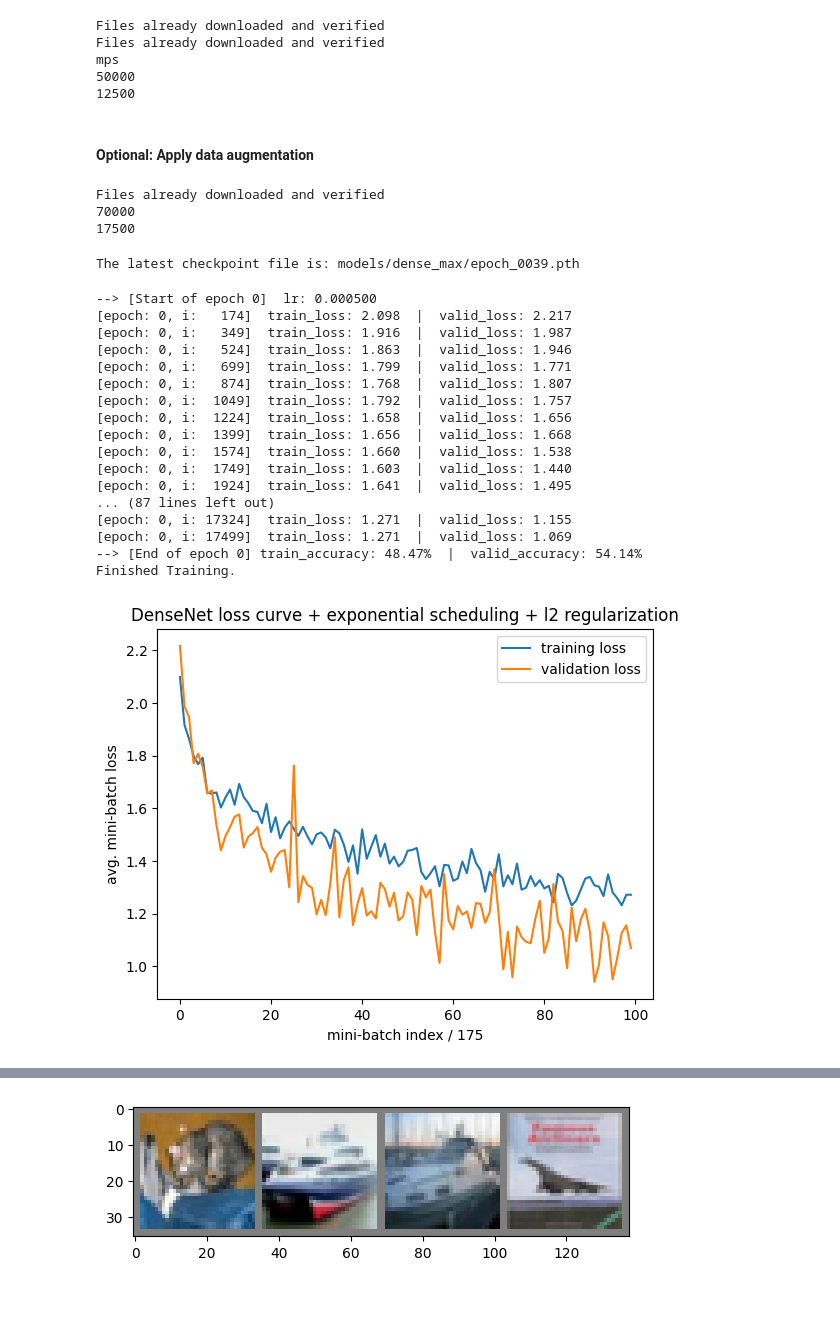
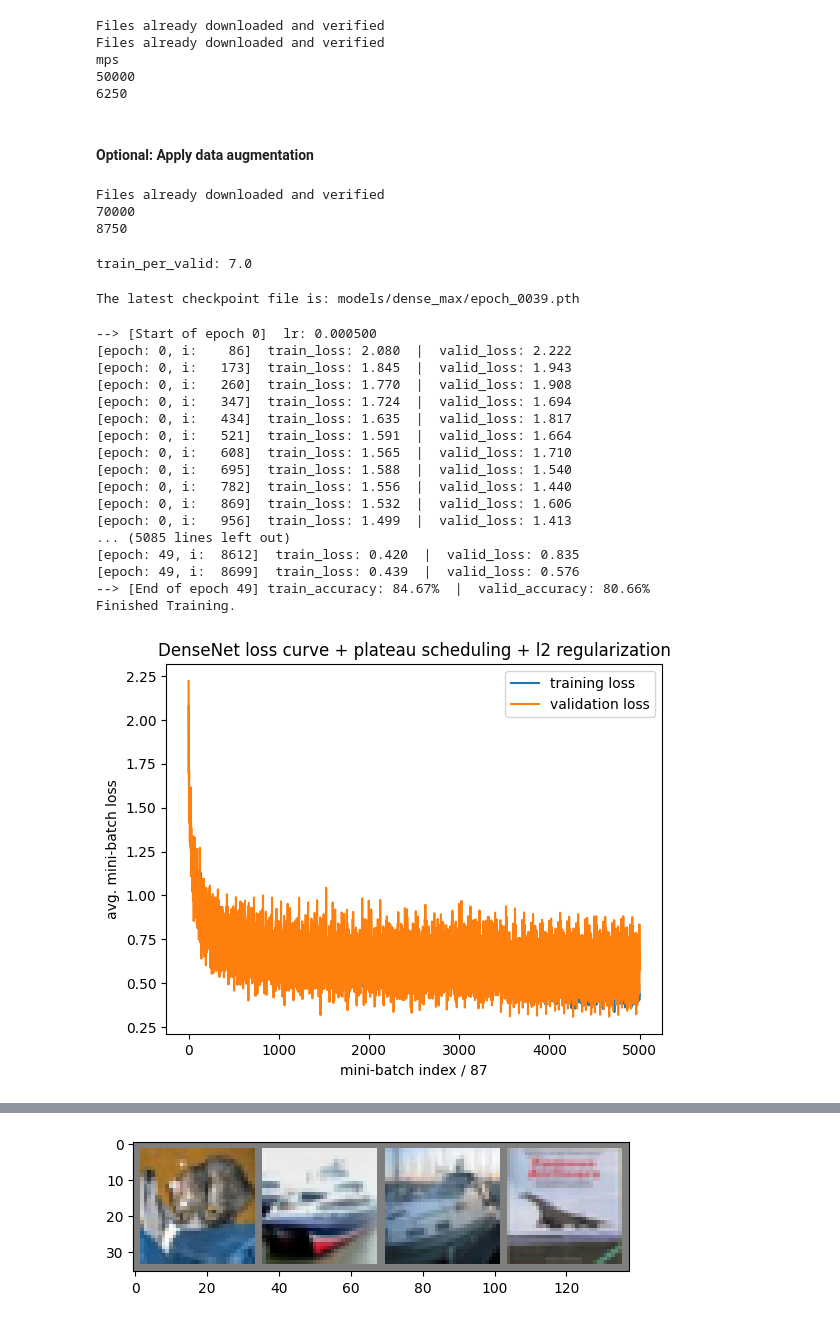
Before and after one commit to hao24real/storage_efficient_cnn, a Jupyter notebook: dense_max.ipynb, the cells around one changed output, grey strips where cells are left out. Saved outputs shown, nothing was run; the diff lists cells and outputs as text; code cells hidden in the pictures.

Commit message:
trained dense_max_aug_plateau_batch8

```diff
--- a/dense_max.ipynb
+++ b/dense_max.ipynb
@@ -9,18 +9,20 @@ import torch.nn as nn
 import torch.nn.functional as F
 import torch.optim as optim
 
+batch_size = 8
+
 std_transforms = transforms.Compose(
     [transforms.ToTensor(),
      transforms.Normalize((0.5, 0.5, 0.5), (0.5, 0.5, 0.5))])
 
 std_trainset = torchvision.datasets.CIFAR10(root='./data', train=True,
                                         download=True, transform=std_transforms)
-trainloader = torch.utils.data.DataLoader(std_trainset, batch_size=4,
+trainloader = torch.utils.data.DataLoader(std_trainset, batch_size=batch_size,
                                           shuffle=True, num_workers=2)
 
 validset = torchvision.datasets.CIFAR10(root='./data', train=False,
                                        download=True, transform=std_transforms)
-validloader = torch.utils.data.DataLoader(validset, batch_size=4,
+validloader = torch.utils.data.DataLoader(validset, batch_size=batch_size,
                                          shuffle=False, num_workers=2)
 
 # If there are GPUs, choose the first one for computing. Otherwise use CPU.
@@ -39,12 +41,11 @@ Files already downloaded and verified
 Files already downloaded and verified
 mps
 50000
-12500
+6250
 # %% [markdown]
 #### Optional: Apply data augmentation
 # %%
-from custom_cifar10 import CustomCIFAR10
-from torchvision.datasets import CIFAR10
+from custom_nn.datasets import CustomCIFAR10
 
 # Additional focused augmentations
 focused_augmentations = transforms.Compose([
@@ -72,17 +73,17 @@ filtered_dataset = torch.utils.data.Subset(aug_trainset, filtered_indices)
 
 # Combine the two datasets
 combined_trainset = torch.utils.data.ConcatDataset([std_trainset, filtered_dataset])
-trainloader = torch.utils.data.DataLoader(combined_trainset, batch_size=4,
+trainloader = torch.utils.data.DataLoader(combined_trainset, batch_size=batch_size,
                                           shuffle=True, num_workers=2)
 print(len(combined_trainset))
 print(len(trainloader))
 # %% [output]
 Files already downloaded and verified
 70000
-17500
+8750
 # %%
 from pathlib import Path
-from cnn_cifar_10.models import DenseMax
+from custom_nn.models import DenseMax
 
 epoch_start = 0     # Start from epoch 0 or last checkpoint epoch
 iter_n = len(trainloader)  # number of iteration per epoch
@@ -110,12 +111,18 @@ opt = optim.Adam(dense_max.parameters(), lr=5e-4, betas=(0.9, 0.999), eps=1e-08,
 loss_func = nn.CrossEntropyLoss()
 
 # add scheduling
-scheduler = optim.lr_scheduler.ExponentialLR(opt, gamma=0.9)
+# scheduler = optim.lr_scheduler.ExponentialLR(opt, gamma=0.8)
+# scheduler = optim.lr_scheduler.StepLR(opt, step_size=5, gamma=0.8)
+scheduler = optim.lr_scheduler.ReduceLROnPlateau(opt, mode='max', factor=0.1, patience=4, threshold=1e-4)
 
 # directory to save the model
-directory_path = Path("./models/dense_max")
+directory_path = Path("./checkpoints/dense_max_aug_plateau_batch" + str(batch_size))
 # Make the directory if it doesn't exist
 directory_path.mkdir(parents=True, exist_ok=True)
+
+print("train_per_valid:", train_per_valid)
+# %% [output]
+train_per_valid: 7.0
 # %%
 import re
 
@@ -160,7 +167,7 @@ else:
 # %% [output]
 The latest checkpoint file is: models/dense_max/epoch_0039.pth
 # %%
-epochs = 1  # Total epochs.
+epochs = 50  # Total epochs.
 
 for epoch in range(epoch_start, epoch_start + epochs):  # Loop over the dataset multiple times.
     running_train_loss = 0.0       # Initialize running train_loss for training set.
@@ -174,7 +181,7 @@ for epoch in range(epoch_start, epoch_start + epochs):  # Loop over the dataset
     valid_correct = 0
 
     print('--> [Start of epoch {}]'.format(epoch) +
-          '  lr: {:.6f}'.format(scheduler.get_last_lr()[0]))
+          '  lr: {:.6f}'.format(opt.param_groups[0]['lr']))
 
     # print('--> [Start of epoch {}]'.format(epoch))
 
@@ -243,7 +250,7 @@ for epoch in range(epoch_start, epoch_start + epochs):  # Loop over the dataset
 
 
     # exponential scheduling
-    scheduler.step()
+    # scheduler.step()
 
     # calculating train accuracy
     train_accuracy = 100 * train_correct / train_total
@@ -251,6 +258,9 @@ for epoch in range(epoch_start, epoch_start + epochs):  # Loop over the dataset
 
     valid_accuracy = 100 * valid_correct / valid_total
     valid_accuracies.append(valid_accuracy)
+
+    # reduce on plateau scheduling
+    scheduler.step(valid_accuracy)
 
     # Store the networks after each epochs.
     # in case we want to do simple average or weighted average
@@ -275,32 +285,32 @@ for epoch in range(epoch_start, epoch_start + epochs):  # Loop over the dataset
 print('Finished Training.')
 # %% [output]
 --> [Start of epoch 0]  lr: 0.000500
-[epoch: 0, i:   174]  train_loss: 2.098  |  valid_loss: 2.217
-[epoch: 0, i:   349]  train_loss: 1.916  |  valid_loss: 1.987
-[epoch: 0, i:   524]  train_loss: 1.863  |  valid_loss: 1.946
-[epoch: 0, i:   699]  train_loss: 1.799  |  valid_loss: 1.771
-[epoch: 0, i:   874]  train_loss: 1.768  |  valid_loss: 1.807
-[epoch: 0, i:  1049]  train_loss: 1.792  |  valid_loss: 1.757
-[epoch: 0, i:  1224]  train_loss: 1.658  |  valid_loss: 1.656
-[epoch: 0, i:  1399]  train_loss: 1.656  |  valid_loss: 1.668
-[epoch: 0, i:  1574]  train_loss: 1.660  |  valid_loss: 1.538
-[epoch: 0, i:  1749]  train_loss: 1.603  |  valid_loss: 1.440
-[epoch: 0, i:  1924]  train_loss: 1.641  |  valid_loss: 1.495
-... (87 lines left out)
-[epoch: 0, i: 17324]  train_loss: 1.271  |  valid_loss: 1.155
-[epoch: 0, i: 17499]  train_loss: 1.271  |  valid_loss: 1.069
---> [End of epoch 0] train_accuracy: 48.47%  |  valid_accuracy: 54.14%
+[epoch: 0, i:    86]  train_loss: 2.080  |  valid_loss: 2.222
+[epoch: 0, i:   173]  train_loss: 1.845  |  valid_loss: 1.943
+[epoch: 0, i:   260]  train_loss: 1.770  |  valid_loss: 1.908
+[epoch: 0, i:   347]  train_loss: 1.724  |  valid_loss: 1.694
+[epoch: 0, i:   434]  train_loss: 1.635  |  valid_loss: 1.817
+[epoch: 0, i:   521]  train_loss: 1.591  |  valid_loss: 1.664
+[epoch: 0, i:   608]  train_loss: 1.565  |  valid_loss: 1.710
+[epoch: 0, i:   695]  train_loss: 1.588  |  valid_loss: 1.540
+[epoch: 0, i:   782]  train_loss: 1.556  |  valid_loss: 1.440
+[epoch: 0, i:   869]  train_loss: 1.532  |  valid_loss: 1.606
+[epoch: 0, i:   956]  train_loss: 1.499  |  valid_loss: 1.413
+... (5085 lines left out)
+[epoch: 49, i:  8612]  train_loss: 0.420  |  valid_loss: 0.835
+[epoch: 49, i:  8699]  train_loss: 0.439  |  valid_loss: 0.576
+--> [End of epoch 49] train_accuracy: 84.67%  |  valid_accuracy: 80.66%
 Finished Training.
 # %%
 plt.plot(avg_train_losses)
 plt.plot(avg_valid_losses)
-plt.title('DenseNet loss curve + exponential scheduling + l2 regularization')
+plt.title('DenseNet loss curve + plateau scheduling + l2 regularization')
 plt.xlabel('mini-batch index / {}'.format(iter_n_per_record))
 plt.ylabel('avg. mini-batch loss')
 plt.legend(['training loss', 'validation loss'])
 plt.show()
 # %% [output]
-[figure, old version]
+[figure, new version]
 # %%
 def moving_average(data, window_size):
     """Compute the moving average of the data using a specified window size."""
```
Also changed, not shown: parts of 3 cells of this notebook, 11 other files.
